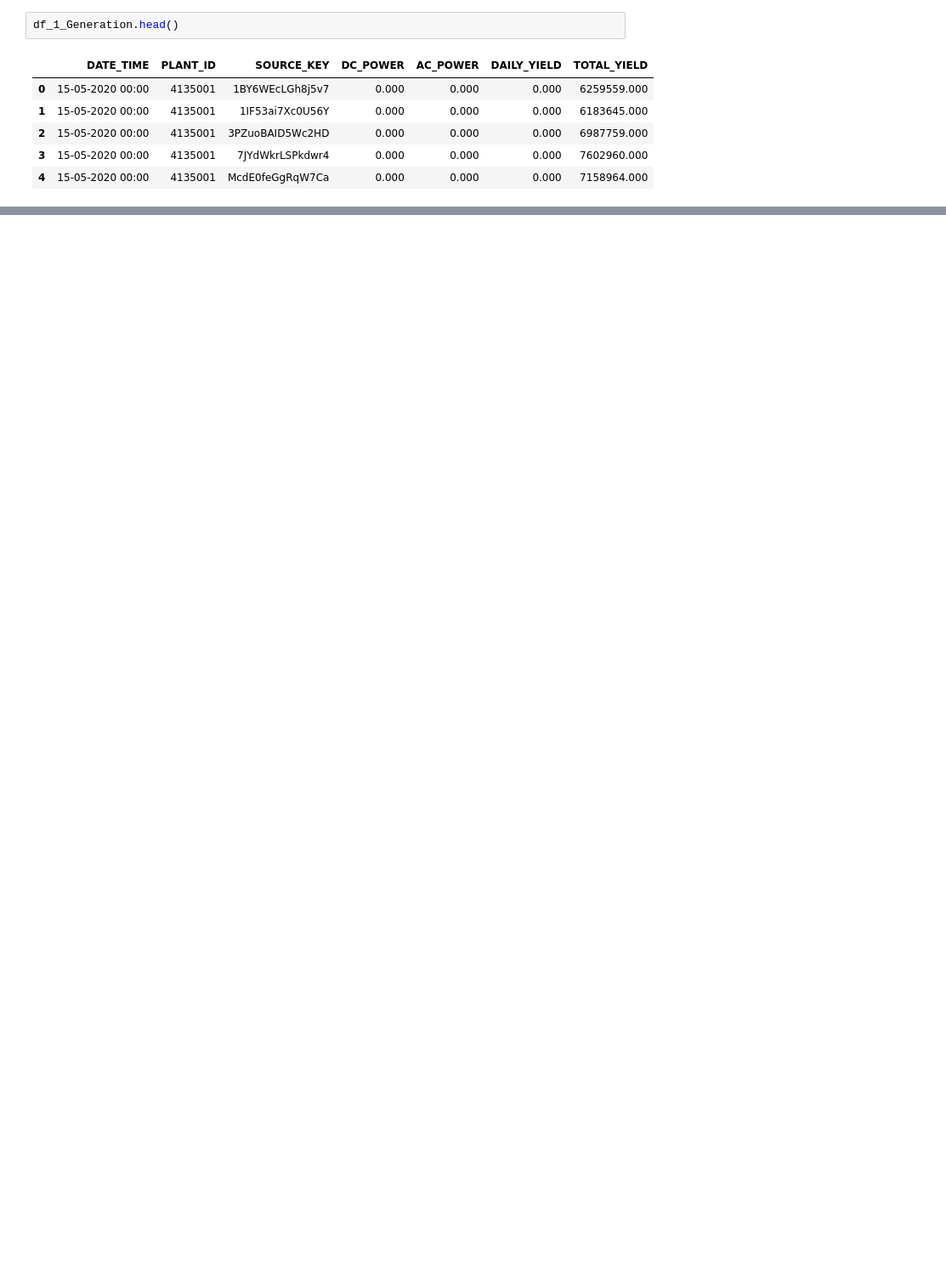
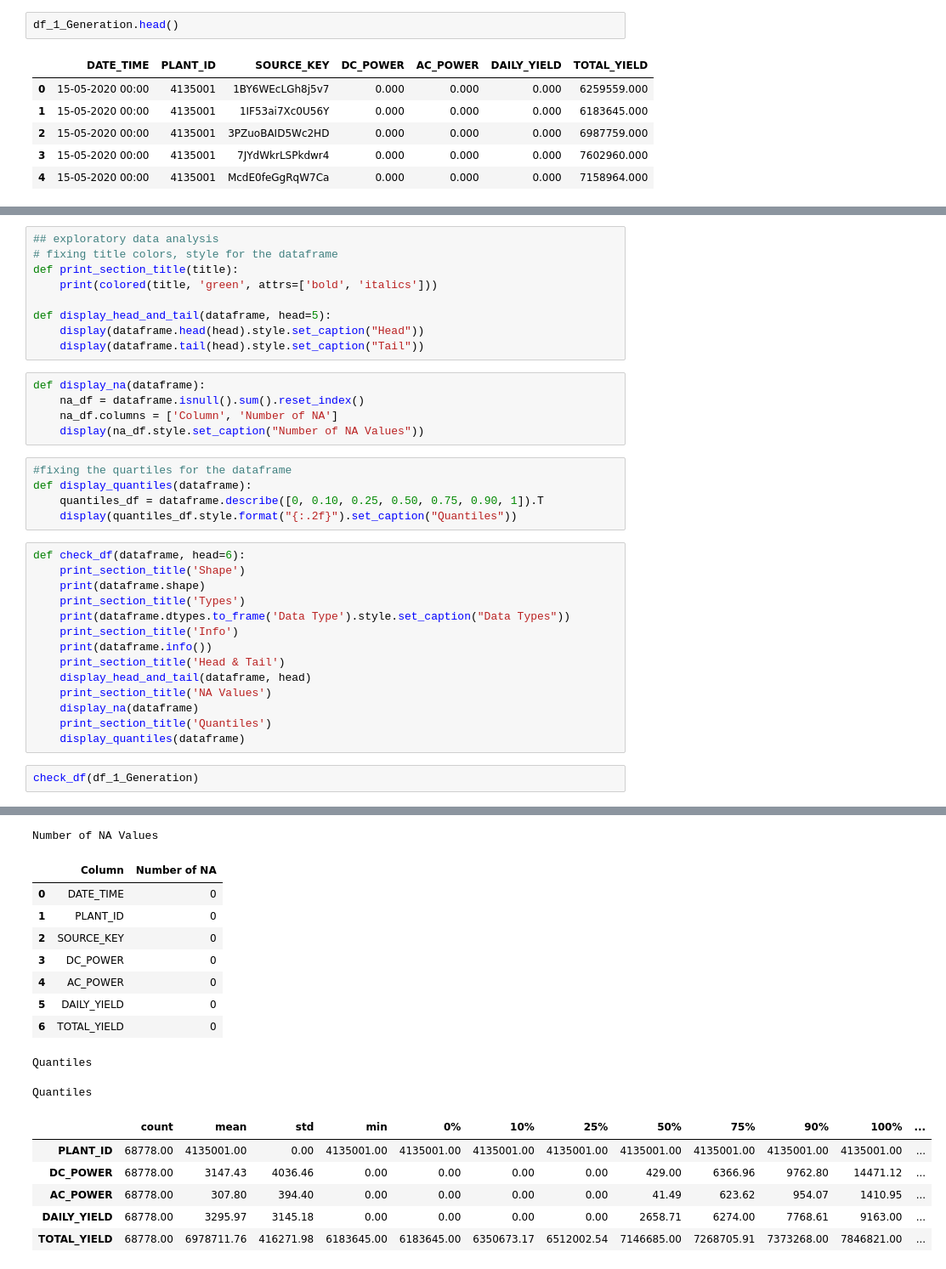
Before and after one commit to priyadharsh73/solar_plant_analysis, a Jupyter notebook: solar_eda.ipynb, the cells around one changed output, grey strips where cells are left out. Shown: that part at 85% size. Cells and saved outputs as stored; diff of their text form; blank space fills up the shorter version.

Commit message:
Initial exploratory data analysis

```diff
--- a/solar_eda.ipynb
+++ b/solar_eda.ipynb
@@ -62,0 +110,36 @@ df_1_Generation.head()
+# %%
+## exploratory data analysis
+# fixing title colors, style for the dataframe
+def print_section_title(title):
+    print(colored(title, 'green', attrs=['bold', 'italics']))
+
+def display_head_and_tail(dataframe, head=5):
+    display(dataframe.head(head).style.set_caption("Head"))
+    display(dataframe.tail(head).style.set_caption("Tail"))
+# %%
+def display_na(dataframe):
+    na_df = dataframe.isnull().sum().reset_index()
+    na_df.columns = ['Column', 'Number of NA']
+    display(na_df.style.set_caption("Number of NA Values"))
+# %%
+#fixing the quartiles for the dataframe
+def display_quantiles(dataframe):
+    quantiles_df = dataframe.describe([0, 0.10, 0.25, 0.50, 0.75, 0.90, 1]).T
+    display(quantiles_df.style.format("{:.2f}").set_caption("Quantiles"))
+# %%
+def check_df(dataframe, head=6):
+    print_section_title('Shape')
+    print(dataframe.shape)
+    print_section_title('Types')
+    print(dataframe.dtypes.to_frame('Data Type').style.set_caption("Data Types"))
+    print_section_title('Info')
+    print(dataframe.info())
+    print_section_title('Head & Tail')
+    display_head_and_tail(dataframe, head)
+    print_section_title('NA Values')
+    display_na(dataframe)
+    print_section_title('Quantiles')
+    display_quantiles(dataframe)
+# %%
+check_df(df_1_Generation)
+# %% [output]
@@ -62,0 +180,17 @@ df_1_Generation.head()
+Number of NA Values
+|  | Column | Number of NA |
+| 0 | DATE_TIME | 0 |
+| 1 | PLANT_ID | 0 |
+| 2 | SOURCE_KEY | 0 |
+| 3 | DC_POWER | 0 |
+| 4 | AC_POWER | 0 |
+| 5 | DAILY_YIELD | 0 |
+| 6 | TOTAL_YIELD | 0 |
+Quantiles
+Quantiles
+|  | count | mean | std | min | 0% | 10% | 25% | 50% | 75% | 90% | 100% | ... |
+| PLANT_ID | 68778.00 | 4135001.00 | 0.00 | 4135001.00 | 4135001.00 | 4135001.00 | 4135001.00 | 4135001.00 | 4135001.00 | 4135001.00 | 4135001.00 | ... |
+| DC_POWER | 68778.00 | 3147.43 | 4036.46 | 0.00 | 0.00 | 0.00 | 0.00 | 429.00 | 6366.96 | 9762.80 | 14471.12 | ... |
+| AC_POWER | 68778.00 | 307.80 | 394.40 | 0.00 | 0.00 | 0.00 | 0.00 | 41.49 | 623.62 | 954.07 | 1410.95 | ... |
+| DAILY_YIELD | 68778.00 | 3295.97 | 3145.18 | 0.00 | 0.00 | 0.00 | 0.00 | 2658.71 | 6274.00 | 7768.61 | 9163.00 | ... |
+| TOTAL_YIELD | 68778.00 | 6978711.76 | 416271.98 | 6183645.00 | 6183645.00 | 6350673.17 | 6512002.54 | 7146685.00 | 7268705.91 | 7373268.00 | 7846821.00 | ... |
```
Also changed, not shown: parts of 12 cells of this notebook.
